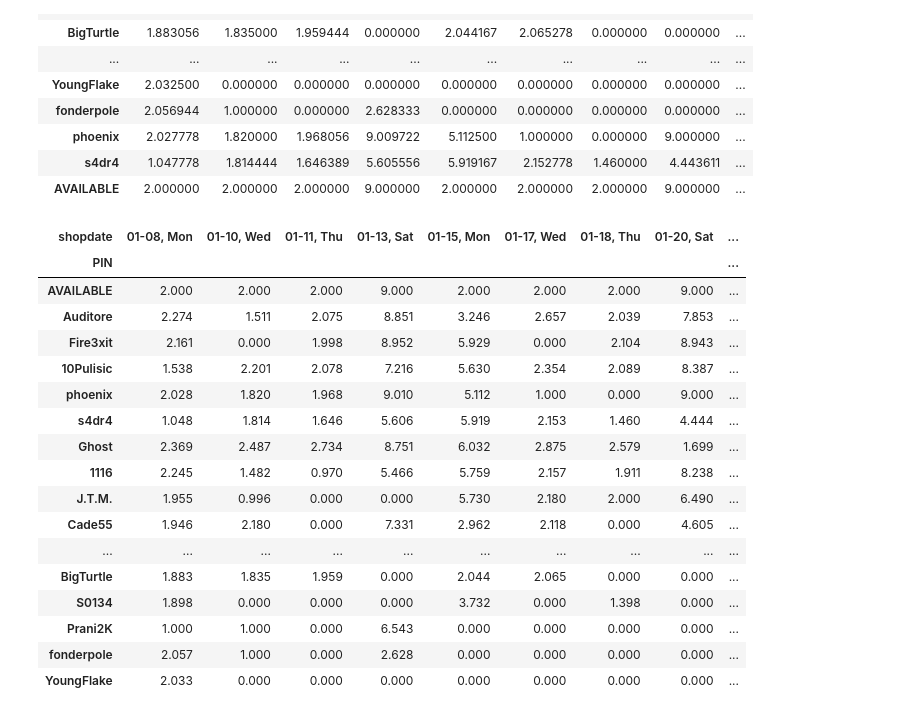
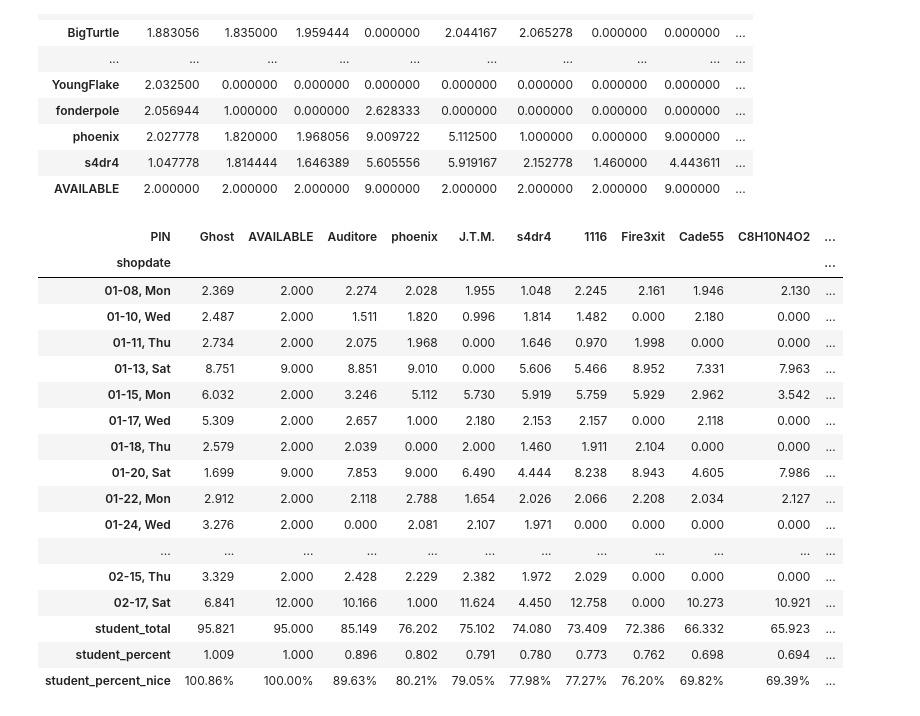
Before and after one commit to dcowden/281attendance, a Jupyter notebook: 281HoursReport.ipynb, the cells around one changed output. Drawn from its saved outputs; the diff is of its cells as text; code cells hidden in the pictures.

Commit message:
updated time data

```diff
--- a/281HoursReport.ipynb
+++ b/281HoursReport.ipynb
@@ -1,6 +1,7 @@
 # %%
 import pandas as pd
-hoursdf=pd.read_csv('time-data/281-time-1-29-2024.tsv', sep='\t')
+pd.set_option('display.max_columns', None)
+hoursdf=pd.read_csv('time-data/281-time-2-18-2024.tsv', sep='\t')
 hoursdf
 # %% [output]
 |  | Date | TYPE | Unnamed: 2 | Unnamed: 3 | PIN |
@@ -104,7 +105,8 @@ timesheet
 | phoenix | 2.027778 | 1.820000 | 1.968056 | 9.009722 | 5.112500 | 1.000000 | 0.000000 | 9.000000 | ... |
 | s4dr4 | 1.047778 | 1.814444 | 1.646389 | 5.605556 | 5.919167 | 2.152778 | 1.460000 | 4.443611 | ... |
 # %%
-timesheet.loc['AVAILABLE'] = [2,2,2,9,2,2,2,9,2,2,2,9]
+
+timesheet.loc['AVAILABLE'] = [2,2,2,9,  2,2,2,9,  2,2,2,9,    2,2,2,9,0,  2,2,2,9,  2,2,2,2,12]
 total_available_hours = timesheet.loc['AVAILABLE'].sum()
 timesheet['student_total'] = timesheet.sum(axis=1)
 
@@ -143,31 +145,33 @@ timesheet=timesheet.sort_values(by=['student_total'],ascending=False)
 # %%
 def color_code(val):
 
     if val == 1.0:
         return "background-color: yellow;color:black;opacity:40%"
     elif val == 0:
         return "background-color: red;color:white;opacity:40%"
     else:
         return 'color: green;font-weight:bold'
+
+timesheet=timesheet.transpose()
 timesheet.style.format(precision=3).map(color_code)
 #timesheet.style.background_gradient(cmap="Blues")
 #timesheet.style.highlight_max()
 # %% [output]
-| shopdate | 01-08, Mon | 01-10, Wed | 01-11, Thu | 01-13, Sat | 01-15, Mon | 01-17, Wed | 01-18, Thu | 01-20, Sat | ... |
-| PIN |  |  |  |  |  |  |  |  | ... |
-| AVAILABLE | 2.000 | 2.000 | 2.000 | 9.000 | 2.000 | 2.000 | 2.000 | 9.000 | ... |
-| Auditore | 2.274 | 1.511 | 2.075 | 8.851 | 3.246 | 2.657 | 2.039 | 7.853 | ... |
-| Fire3xit | 2.161 | 0.000 | 1.998 | 8.952 | 5.929 | 0.000 | 2.104 | 8.943 | ... |
-| 10Pulisic | 1.538 | 2.201 | 2.078 | 7.216 | 5.630 | 2.354 | 2.089 | 8.387 | ... |
-| phoenix | 2.028 | 1.820 | 1.968 | 9.010 | 5.112 | 1.000 | 0.000 | 9.000 | ... |
-| s4dr4 | 1.048 | 1.814 | 1.646 | 5.606 | 5.919 | 2.153 | 1.460 | 4.444 | ... |
-| Ghost | 2.369 | 2.487 | 2.734 | 8.751 | 6.032 | 2.875 | 2.579 | 1.699 | ... |
-| 1116 | 2.245 | 1.482 | 0.970 | 5.466 | 5.759 | 2.157 | 1.911 | 8.238 | ... |
-| J.T.M. | 1.955 | 0.996 | 0.000 | 0.000 | 5.730 | 2.180 | 2.000 | 6.490 | ... |
-| Cade55 | 1.946 | 2.180 | 0.000 | 7.331 | 2.962 | 2.118 | 0.000 | 4.605 | ... |
-| ... | ... | ... | ... | ... | ... | ... | ... | ... | ... |
-| BigTurtle | 1.883 | 1.835 | 1.959 | 0.000 | 2.044 | 2.065 | 0.000 | 0.000 | ... |
-| S0134 | 1.898 | 0.000 | 0.000 | 0.000 | 3.732 | 0.000 | 1.398 | 0.000 | ... |
-| Prani2K | 1.000 | 1.000 | 0.000 | 6.543 | 0.000 | 0.000 | 0.000 | 0.000 | ... |
-| fonderpole | 2.057 | 1.000 | 0.000 | 2.628 | 0.000 | 0.000 | 0.000 | 0.000 | ... |
-| YoungFlake | 2.033 | 0.000 | 0.000 | 0.000 | 0.000 | 0.000 | 0.000 | 0.000 | ... |
+| PIN | Ghost | AVAILABLE | Auditore | phoenix | J.T.M. | s4dr4 | 1116 | Fire3xit | Cade55 | C8H10N4O2 | ... |
+| shopdate |  |  |  |  |  |  |  |  |  |  | ... |
+| 01-08, Mon | 2.369 | 2.000 | 2.274 | 2.028 | 1.955 | 1.048 | 2.245 | 2.161 | 1.946 | 2.130 | ... |
+| 01-10, Wed | 2.487 | 2.000 | 1.511 | 1.820 | 0.996 | 1.814 | 1.482 | 0.000 | 2.180 | 0.000 | ... |
+| 01-11, Thu | 2.734 | 2.000 | 2.075 | 1.968 | 0.000 | 1.646 | 0.970 | 1.998 | 0.000 | 0.000 | ... |
+| 01-13, Sat | 8.751 | 9.000 | 8.851 | 9.010 | 0.000 | 5.606 | 5.466 | 8.952 | 7.331 | 7.963 | ... |
+| 01-15, Mon | 6.032 | 2.000 | 3.246 | 5.112 | 5.730 | 5.919 | 5.759 | 5.929 | 2.962 | 3.542 | ... |
+| 01-17, Wed | 5.309 | 2.000 | 2.657 | 1.000 | 2.180 | 2.153 | 2.157 | 0.000 | 2.118 | 0.000 | ... |
+| 01-18, Thu | 2.579 | 2.000 | 2.039 | 0.000 | 2.000 | 1.460 | 1.911 | 2.104 | 0.000 | 0.000 | ... |
+| 01-20, Sat | 1.699 | 9.000 | 7.853 | 9.000 | 6.490 | 4.444 | 8.238 | 8.943 | 4.605 | 7.986 | ... |
+| 01-22, Mon | 2.912 | 2.000 | 2.118 | 2.788 | 1.654 | 2.026 | 2.066 | 2.208 | 2.034 | 2.127 | ... |
+| 01-24, Wed | 3.276 | 2.000 | 0.000 | 2.081 | 2.107 | 1.971 | 0.000 | 0.000 | 0.000 | 0.000 | ... |
+| ... | ... | ... | ... | ... | ... | ... | ... | ... | ... | ... | ... |
+| 02-15, Thu | 3.329 | 2.000 | 2.428 | 2.229 | 2.382 | 1.972 | 2.029 | 0.000 | 0.000 | 0.000 | ... |
+| 02-17, Sat | 6.841 | 12.000 | 10.166 | 1.000 | 11.624 | 4.450 | 12.758 | 0.000 | 10.273 | 10.921 | ... |
+| student_total | 95.821 | 95.000 | 85.149 | 76.202 | 75.102 | 74.080 | 73.409 | 72.386 | 66.332 | 65.923 | ... |
+| student_percent | 1.009 | 1.000 | 0.896 | 0.802 | 0.791 | 0.780 | 0.773 | 0.762 | 0.698 | 0.694 | ... |
+| student_percent_nice | 100.86% | 100.00% | 89.63% | 80.21% | 79.05% | 77.98% | 77.27% | 76.20% | 69.82% | 69.39% | ... |
```
Also changed, not shown: parts of 4 cells of this notebook, 4 other files.
